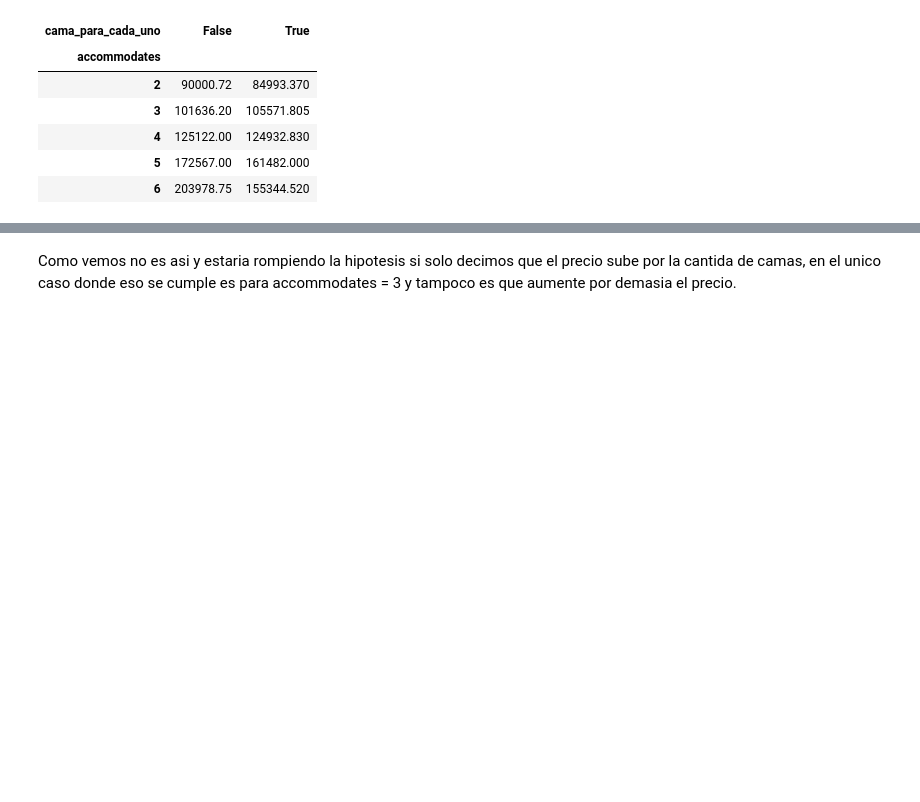
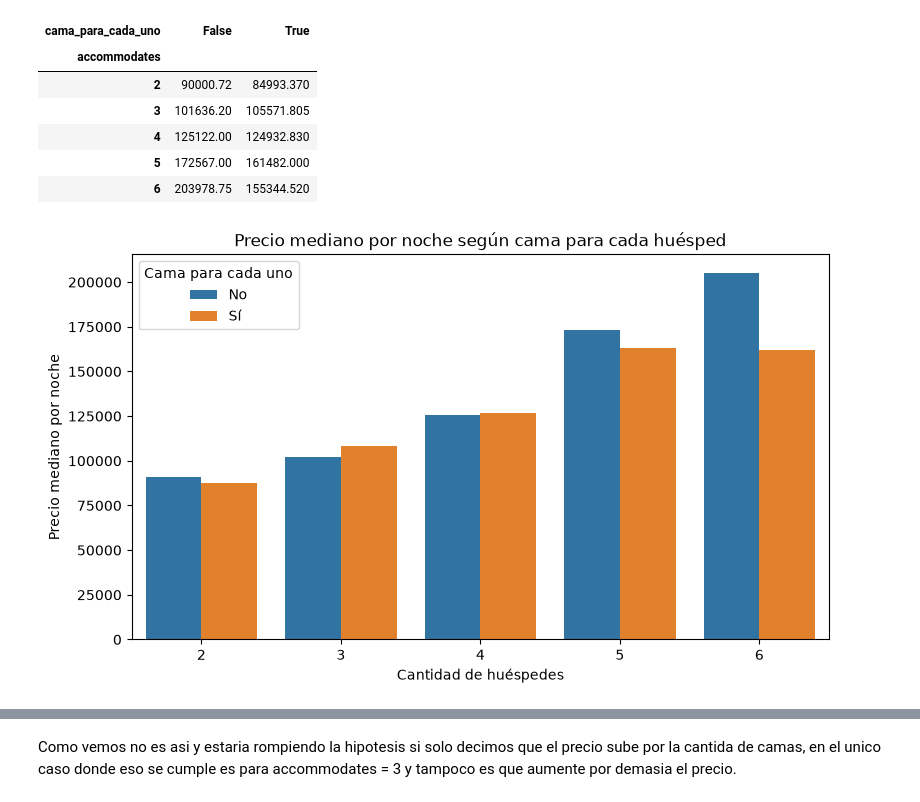
Before and after one commit to CanBugarini/TPE_CienciaDeDatos, a Jupyter notebook: prueba1.ipynb, the cells around one changed output, grey strips where cells are left out. Saved outputs shown, nothing was run; the diff lists cells and outputs as text; code cells hidden in the pictures; blank space fills up the shorter version.

```diff
--- a/prueba1.ipynb
+++ b/prueba1.ipynb
@@ -190,3 +192,16 @@ df_comp.groupby(['accommodates', 'cama_para_cada_uno'])['price_quote_price_per_n
 | 4 | 125122.00 | 124932.830 |
 | 5 | 172567.00 | 161482.000 |
 | 6 | 203978.75 | 155344.520 |
+# %%
+#Grafico que explica mejor la tabla
+
+plt.figure(figsize=(9, 5))
+sns.barplot(data=df_comp2, x='accommodates', y='price_quote_price_per_night',
+            hue='cama_para_cada_uno', estimator='median', errorbar=None)
+plt.title('Precio mediano por noche según cama para cada huésped')
+plt.xlabel('Cantidad de huéspedes')
+plt.ylabel('Precio mediano por noche')
+plt.legend(title='Cama para cada uno', labels=['No', 'Sí'])
+plt.show()
+# %% [output]
+[figure, added]
```
Also changed, not shown: parts of 19 cells of this notebook.
